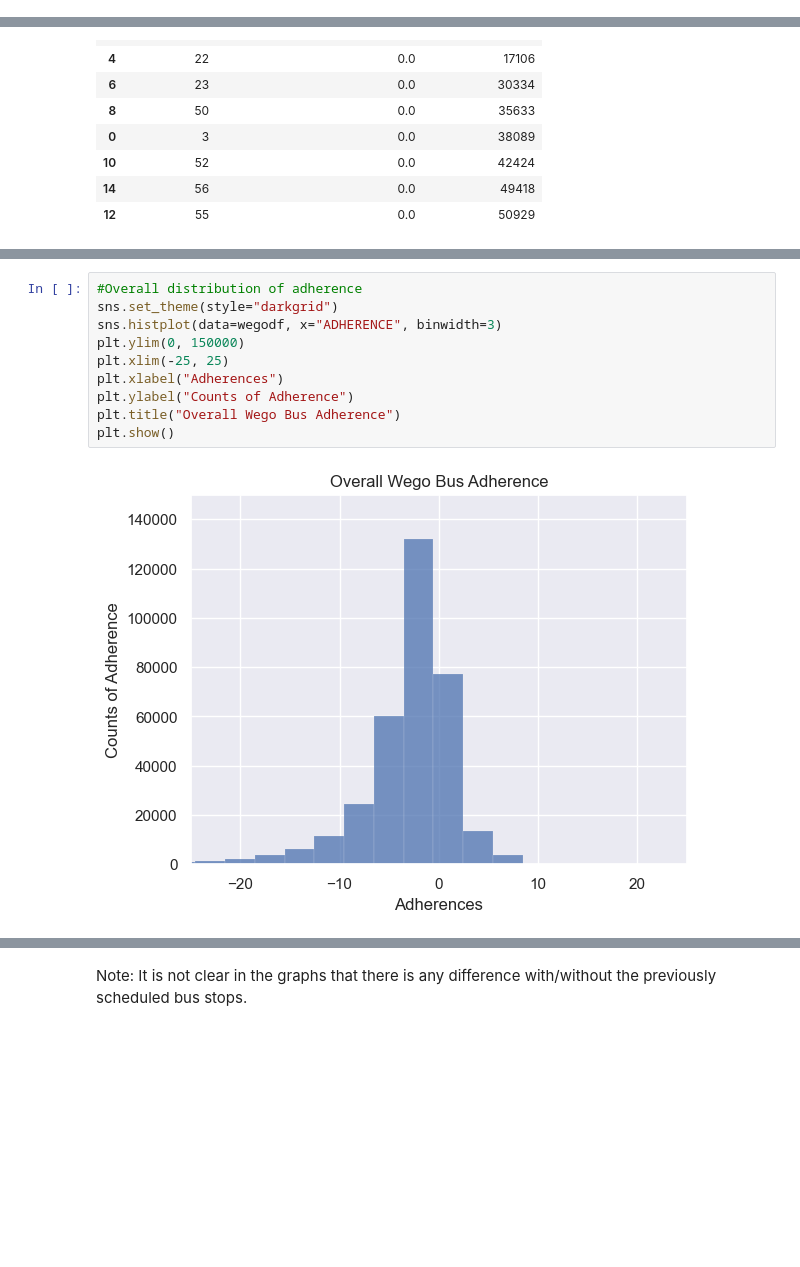
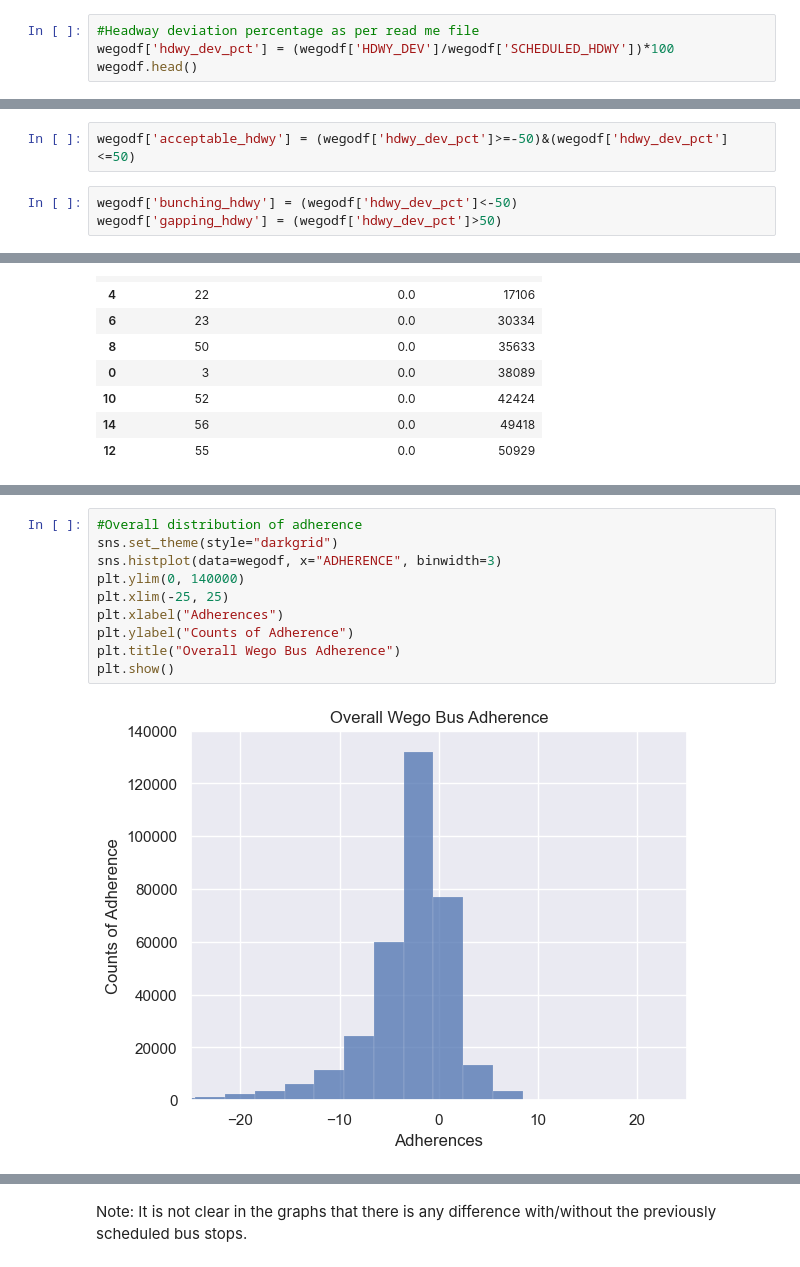
Before and after one commit to NSS-Data-Analytics-Cohort-11/wego-new-california-republic, a Jupyter notebook: notebooks/DA11 New California Republic Wego Project.ipynb, the cells around one changed output, grey strips where cells are left out. Drawn from its saved outputs; the diff is of its cells as text; blank space fills up the shorter version.

Commit message:
Reworking everything to include bunching and gapping

```diff
--- a/notebooks/DA11 New California Republic Wego Project.ipynb
+++ b/notebooks/DA11 New California Republic Wego Project.ipynb
@@ -90,0 +106,4 @@ Name: count, dtype: int64
+# %%
+#Headway deviation percentage as per read me file
+wegodf['hdwy_dev_pct'] = (wegodf['HDWY_DEV']/wegodf['SCHEDULED_HDWY'])*100
+wegodf.head()
@@ -90,0 +118,5 @@ Name: count, dtype: int64
+# %%
+wegodf['acceptable_hdwy'] = (wegodf['hdwy_dev_pct']>=-50)&(wegodf['hdwy_dev_pct']<=50)
+# %%
+wegodf['bunching_hdwy'] = (wegodf['hdwy_dev_pct']<-50)
+wegodf['gapping_hdwy'] = (wegodf['hdwy_dev_pct']>50)
@@ -133,15 +229,15 @@ no_sched_stop
 # %%
 #Overall distribution of adherence
 sns.set_theme(style="darkgrid")
 sns.histplot(data=wegodf, x="ADHERENCE", binwidth=3)
-plt.ylim(0, 150000)
+plt.ylim(0, 140000)
 plt.xlim(-25, 25)
 plt.xlabel("Adherences")
 plt.ylabel("Counts of Adherence")
 plt.title("Overall Wego Bus Adherence")
 plt.show()
 # %% [output]
-[figure, old version]
+[figure, new version]
 # %%
 #Overall distribution of adherence with previously scheduled stops removed
 sns.set_theme(style="whitegrid")
```
Also changed, not shown: parts of 98 cells of this notebook.
